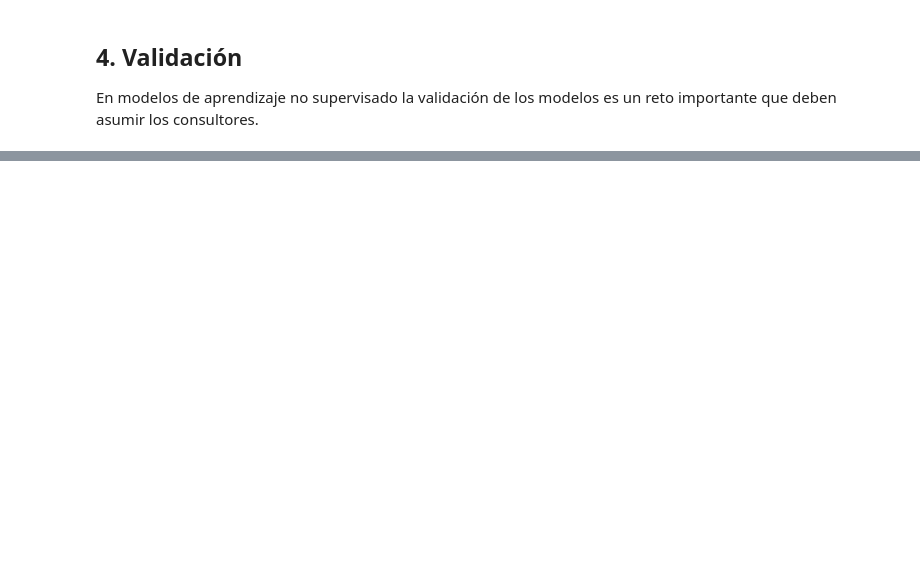
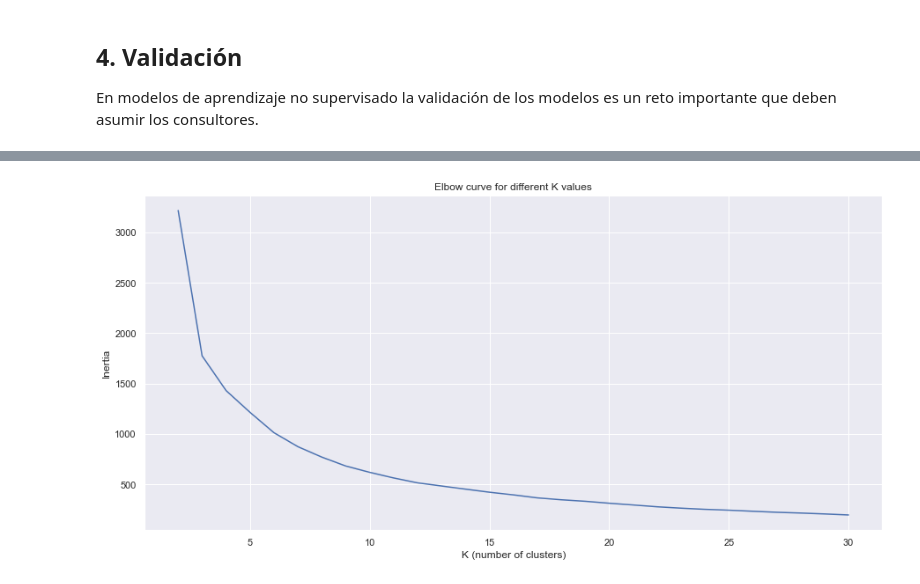
Before and after one commit to montejs3/Bi, a Jupyter notebook: LabBi/lab.ipynb, the cells around one changed output, grey strips where cells are left out. Drawn from its saved outputs; the diff is of its cells as text; code cells hidden in the pictures; blank space fills up the shorter version.

```diff
--- a/LabBi/lab.ipynb
+++ b/LabBi/lab.ipynb
@@ -511,0 +530,17 @@ de tal manera que el cliente tenga la capacidad de entender los resultados obten
+# %%
+kmeans_inertias = []
+
+for n in n_clusters:
+    kmeans_ = KMeans(n_clusters = n, random_state = 2)
+    kmeans_.fit(X)
+    kmeans_inertias.append(kmeans_.inertia_)
+# %%
+fig = plt.figure(figsize = (15, 7))
+plt.plot(n_clusters, kmeans_inertias)
+plt.title('Elbow curve for different K values')
+plt.xlabel('K (number of clusters)')
+plt.ylabel('Inertia')
+plt.grid(True)
+plt.show()
+# %% [output]
+[figure, added]
```
Also changed, not shown: parts of 44 cells of this notebook.
